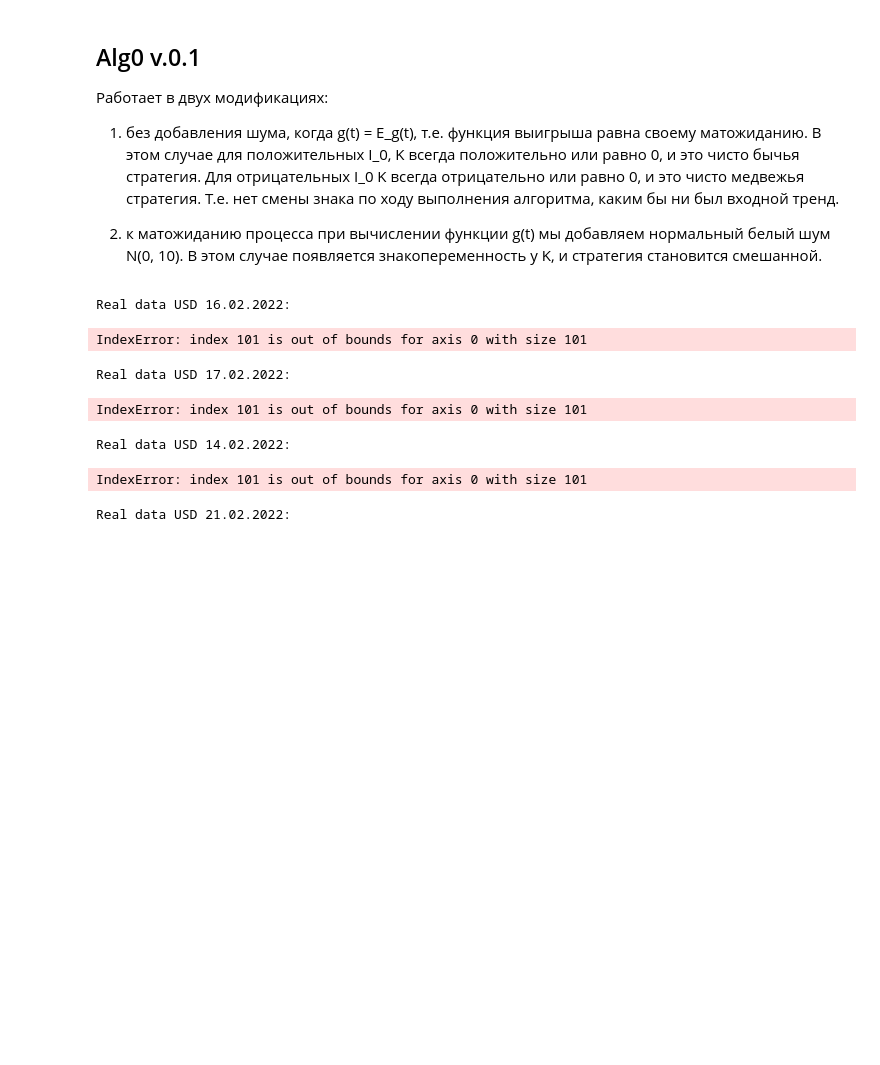
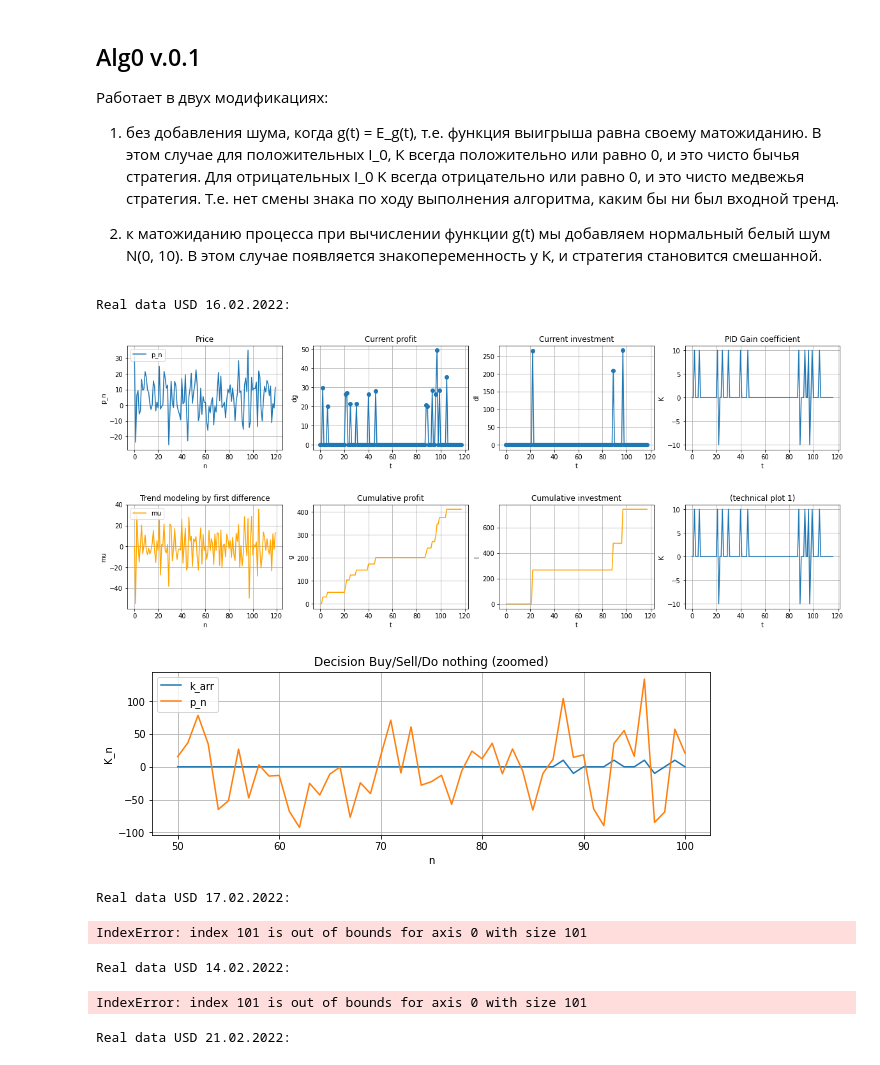
Before and after one commit to vadimvshepelev/test-alg, a Jupyter notebook: simple-pid.ipynb, the cells around one changed output. Cells and saved outputs as stored; diff of their text form; code cells hidden in the pictures; blank space fills up the shorter version.

```diff
--- a/simple-pid.ipynb
+++ b/simple-pid.ipynb
@@ -406,7 +416,7 @@ def calc_alg0(_p_arr, _mu_arr, di0):
             des_str = 'Nothing'
             di_arr[i+1] = 0.
         else:
-            mu_normalized = mu_arr[i]/10
+            mu_normalized = _mu_arr[i]/10
             minus_eg_cur = functools.partial(minus_eg, _d_inv=di_arr[i], _mu = mu_normalized, _delta_t=dt)
             """k_line = np.linspace(k_min, k_max, 100)
             f = np.array([minus_eg_cur(k)for k in k_line])
@@ -516,35 +526,37 @@ def calc_alg0(_p_arr, _mu_arr, di0):
 # 1. I_0 > 0, g(t) = Eg(t) -> I_0 = 10, xi = 0
 print('1. I_0 > 0, g(t) = Eg(t) -> I_0 = 10, xi = 0:')
 calc_alg0(p_arr, mu_arr, 10)
 print('='*10)
 print()
 print()
 
 # 2. I_0 < 0, g(t) = Eg(t) -> I_0 = -10, xi = 0
 print('2. I_0 < 0, g(t) = Eg(t) -> I_0 = -10, xi = 0:')
 calc_alg0(p_arr, mu_arr, -10)
 print('='*10)
 print()
 print()
 
 # 3. I_0 любое, g(t) = Eg(t) + xi(t) (белый шум) -> I_0 = 10, xi_noise = 10, lambda: .1*np.random.normal(0, 1)
 print('3. I_0=10, g(t) = Eg(t) + xi(t) (белый шум) -> I_0 = 10, xi_noise -- белый шум 0.1*N(0,1):')
 xi_noise = lambda: .1*np.random.normal(0, 1)
 calc_alg0(p_arr, mu_arr, 10, xi_noise)
 print('='*10)
 print()
 print()
 """
 
 # di0 = 1
 # xi_noise = lambda: -10.*np.random.normal(0, 20)
 # calc_alg0(p_arr_si_21[:200], mu_arr_si_21[:200], 1)
 print('Real data USD 16.02.2022:')
-calc_alg0(p_arr_stable, mu_arr_stable, 1)
+calc_alg0(p_arr_arma, mu_arr_arma, 1)
 # p_arr_stable
 # %% [output]
 Real data USD 16.02.2022:
-IndexError: index 101 is out of bounds for axis 0 with size 101
+[figure, added]
+[figure, added]
+[figure, added]
 # %%
 print('Real data USD 17.02.2022:')
 calc_alg0(p_arr_growth, mu_arr_growth, 1)
```
Also changed, not shown: parts of 5 cells of this notebook, 3 other files.
